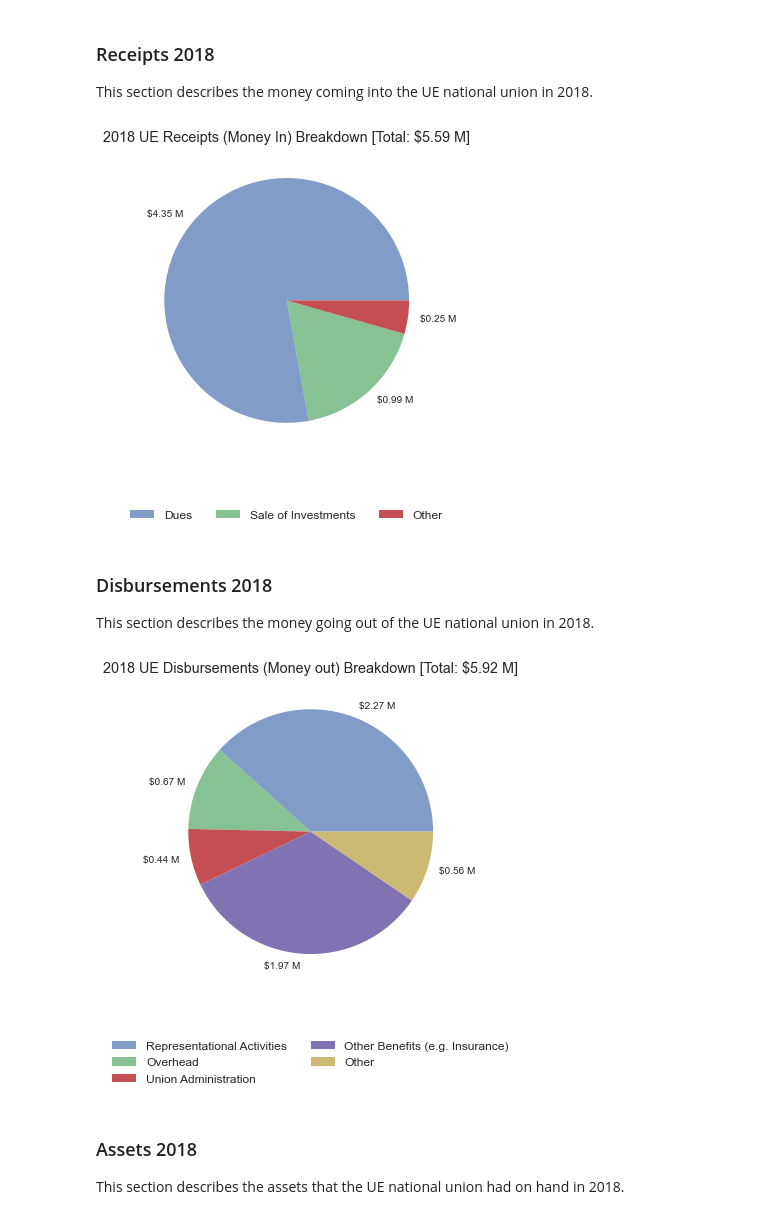
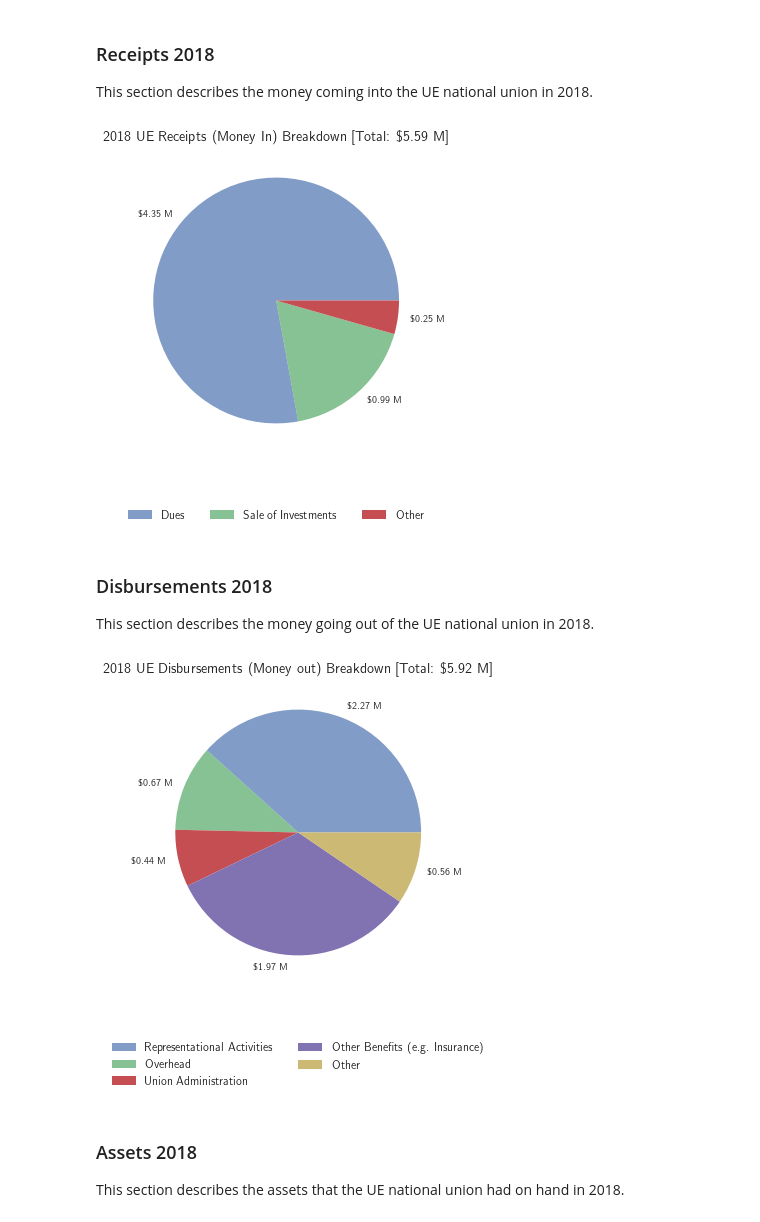
Before and after one commit to UENotForMIT/ue-analysis, a Jupyter notebook: nb/base-analysis.ipynb, the cells around one changed output. Drawn from its saved outputs; the diff is of its cells as text; code cells hidden in the pictures.

```diff
--- a/nb/base-analysis.ipynb
+++ b/nb/base-analysis.ipynb
@@ -58,6 +70,7 @@ import matplotlib as mpl
 import matplotlib.pyplot as plt
 from cycler import cycler
 plt.style.use('seaborn')
+mpl.rcParams['text.usetex'] = True
 # %% [markdown]
 ## MIT Financial Contribution
 This section calculates the direct cost of membership to MIT graduate students. Rates of dues used here are the minimum values specified by the appropriate sections of the UE national constitution. I choose to report these values per year for the entire graduate population (rather than any single individual's contribution) because the MIT graduate population would interact with UE as a collective. In these calculations I assume that the entire graduate population would participate.
@@ -117,18 +132,18 @@ receipt_labels = np.append(receipt_labels_og[receipt_2018_mask[0]], ["Other"])
 # %%
 fig, axs = plt.subplots(1, 1, **{'figsize': [6.4, 4.8]});
 
-receipt_val_labels = ['${:.2f} M'.format(x/10**6) for x in receipt_2018_trunc]
+receipt_val_labels = ['\${:.2f} M'.format(x/10**6) for x in receipt_2018_trunc]
 
 n = axs.pie(receipt_2018_trunc, labels=receipt_val_labels);
 [n[0][x].set_alpha(0.7) for x in range(len(n))];
 
-axs.set_title("2018 UE Receipts (Money In) Breakdown [Total: ${:} M]".format(np.round(receipt_2018_full.sum()/10**6,2)), fontsize='x-large');
+axs.set_title("2018 UE Receipts (Money In) Breakdown [Total: \${:} M]".format(np.round(receipt_2018_full.sum()/10**6,2)), fontsize='x-large');
 fig.legend(receipt_labels, loc='upper center',
            bbox_to_anchor=(0.5, -0.1), fancybox=False, shadow=False, ncol=len(receipt_labels), fontsize='large')
 
 plt.tight_layout()
 # %% [output]
-[figure, old version]
+[figure, new version]
 # %% [markdown]
 ### Disbursements 2018
 This section describes the money going out of the UE national union in 2018.
@@ -149,18 +164,18 @@ disbur_labels = np.append(disbur_labels_og[disbur_2018_mask[0]], ["Other"])
 # %%
 fig, axs = plt.subplots(1, 1, **{'figsize': [6.4, 4.8]});
 
-disbur_val_labels = ['${:.2f} M'.format(x/10**6) for x in disbur_2018_trunc]
+disbur_val_labels = ['\${:.2f} M'.format(x/10**6) for x in disbur_2018_trunc]
 
 n = axs.pie(disbur_2018_trunc, labels=disbur_val_labels);
 [n[0][x].set_alpha(0.7) for x in range(len(n))];
 
-axs.set_title("2018 UE Disbursements (Money out) Breakdown [Total: ${:} M]".format(np.round(disbur_2018_full.sum()/10**6,2)), fontsize='x-large');
+axs.set_title("2018 UE Disbursements (Money out) Breakdown [Total: \${:} M]".format(np.round(disbur_2018_full.sum()/10**6,2)), fontsize='x-large');
 fig.legend(disbur_labels, loc='upper center',
            bbox_to_anchor=(0.5, -0.1), fancybox=False, shadow=False, ncol=int(len(disbur_labels)/2), fontsize='large')
 
 plt.tight_layout()
 # %% [output]
-[figure, old version]
+[figure, new version]
 # %% [markdown]
 ### Assets 2018
 This section describes the assets that the UE national union had on hand in 2018.
```
Also changed, not shown: parts of 18 cells of this notebook, 1 other file.
